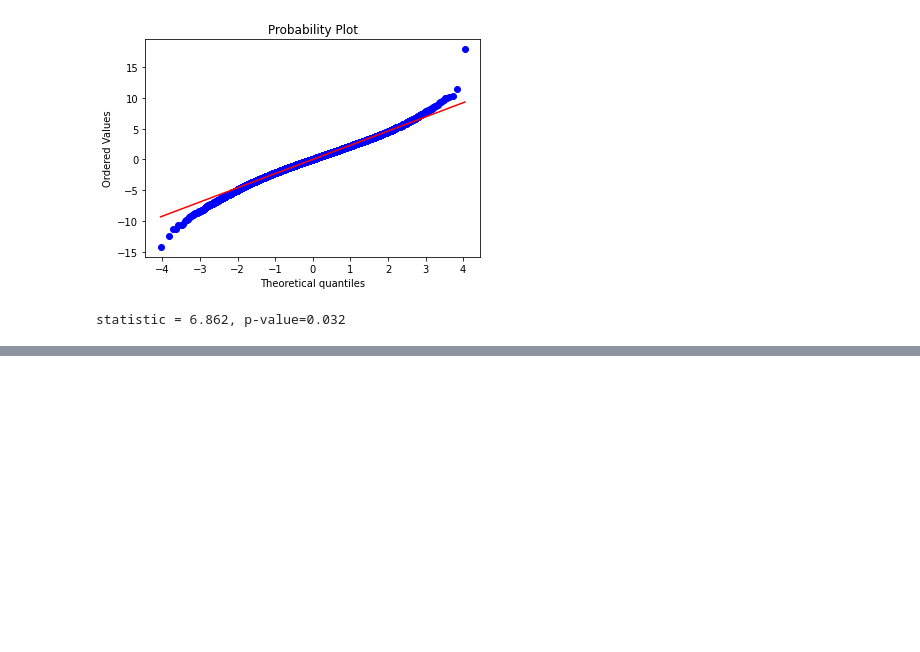
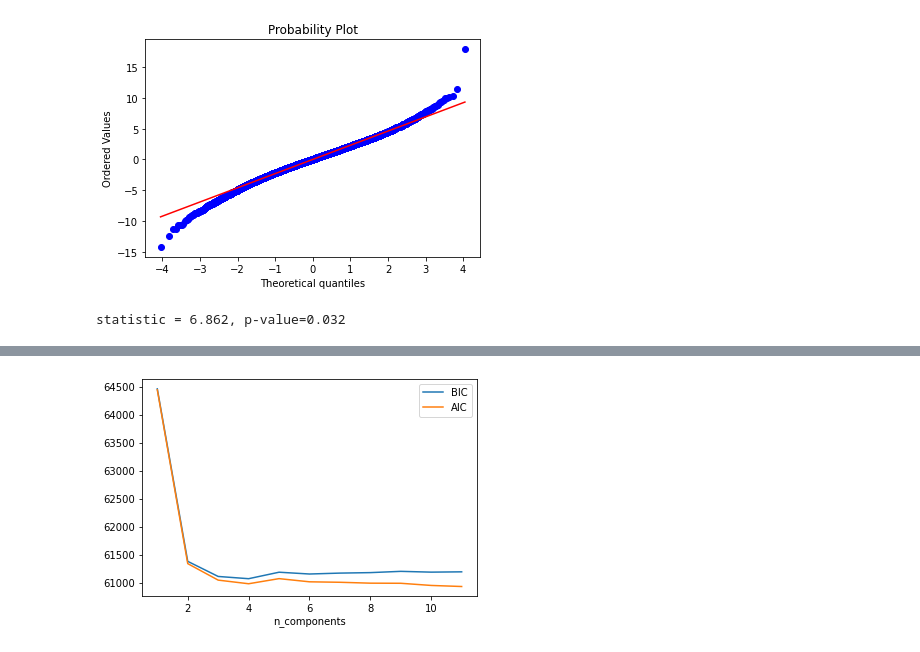
Before and after one commit to l3-w3nning/Delta_Gamma_Hedging, a Jupyter notebook: WeatherScript.ipynb, the cells around one changed output, grey strips where cells are left out. Saved outputs shown, nothing was run; the diff lists cells and outputs as text; code cells hidden in the pictures; blank space fills up the shorter version.

```diff
--- a/WeatherScript.ipynb
+++ b/WeatherScript.ipynb
@@ -299,0 +300,21 @@ The idea of this method was to look for the maximum of the convolution. In time
+# %%
+from datetime import datetime
+df["date"]=df.MESS_DATUM.apply(lambda x: str(x)).apply(lambda x: datetime.strptime(str(x), '%Y-%m-%d'))
+df["vola"]=df.detrended.rolling(window=30).std()
+df_1 = df[["date","detrended","vola"]].drop(range(0,31)) # drop first month since this was "burn-in" of vola
+df_1.head()
+
+#GaussianMixture Model to check for Regime Switches
+from sklearn.mixture import GaussianMixture
+
+X = np.array(df_1.vola).reshape(-1,1)
+
+n_components = np.arange(1, 12)
+models = [GaussianMixture(n, covariance_type='full', random_state=0).fit(X) for n in n_components]
+
+plt.plot(n_components, [m.bic(X) for m in models], label='BIC')
+plt.plot(n_components, [m.aic(X) for m in models], label='AIC')
+plt.legend(loc='best')
+plt.xlabel('n_components')
+# %% [output]
+[figure, added]
```
Also changed, not shown: parts of 14 cells of this notebook.
